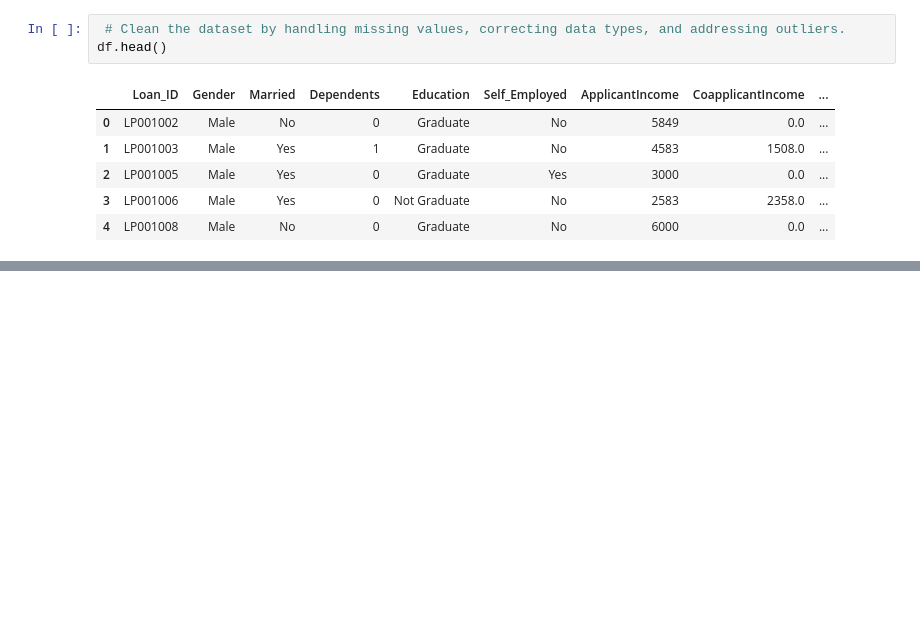
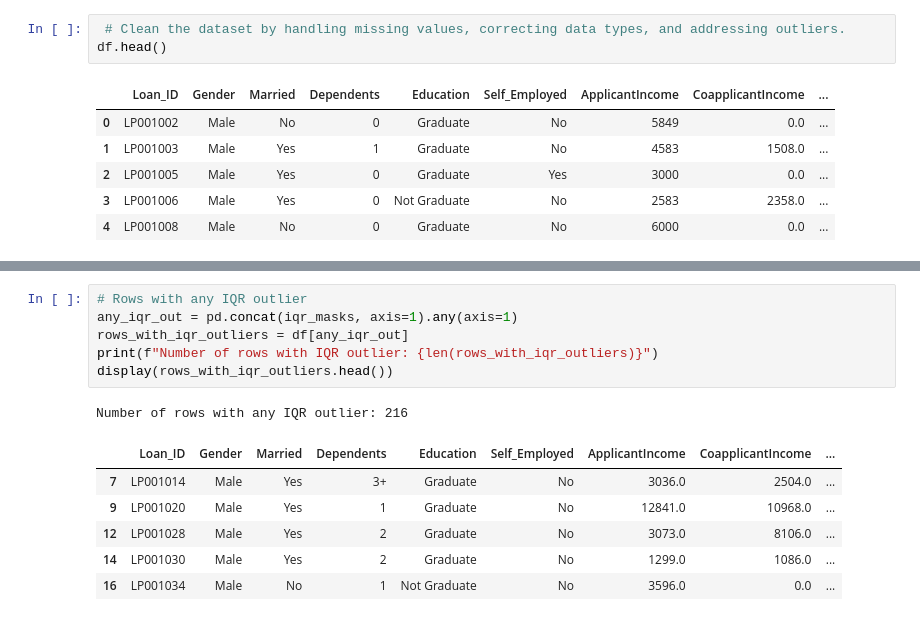
Before and after one commit to Naeema-cyber/ai_engineering_repo, a Jupyter notebook: month_3/naheemot_adebiyi_task_25.ipynb, the cells around one changed output, grey strips where cells are left out. Drawn from its saved outputs; the diff is of its cells as text; blank space fills up the shorter version.

```diff
--- a/month_3/naheemot_adebiyi_task_25.ipynb
+++ b/month_3/naheemot_adebiyi_task_25.ipynb
@@ -146,0 +187,14 @@ df.head()
+# %%
+# Rows with any IQR outlier
+any_iqr_out = pd.concat(iqr_masks, axis=1).any(axis=1)
+rows_with_iqr_outliers = df[any_iqr_out]
+print(f"Number of rows with IQR outlier: {len(rows_with_iqr_outliers)}")
+display(rows_with_iqr_outliers.head())
+# %% [output]
+Number of rows with any IQR outlier: 216
+|  | Loan_ID | Gender | Married | Dependents | Education | Self_Employed | ApplicantIncome | CoapplicantIncome | ... |
+| 7 | LP001014 | Male | Yes | 3+ | Graduate | No | 3036.0 | 2504.0 | ... |
+| 9 | LP001020 | Male | Yes | 1 | Graduate | No | 12841.0 | 10968.0 | ... |
+| 12 | LP001028 | Male | Yes | 2 | Graduate | No | 3073.0 | 8106.0 | ... |
+| 14 | LP001030 | Male | Yes | 2 | Graduate | No | 1299.0 | 1086.0 | ... |
+| 16 | LP001034 | Male | No | 1 | Not Graduate | No | 3596.0 | 0.0 | ... |
```
Also changed, not shown: parts of 11 cells of this notebook, 21 other files.
